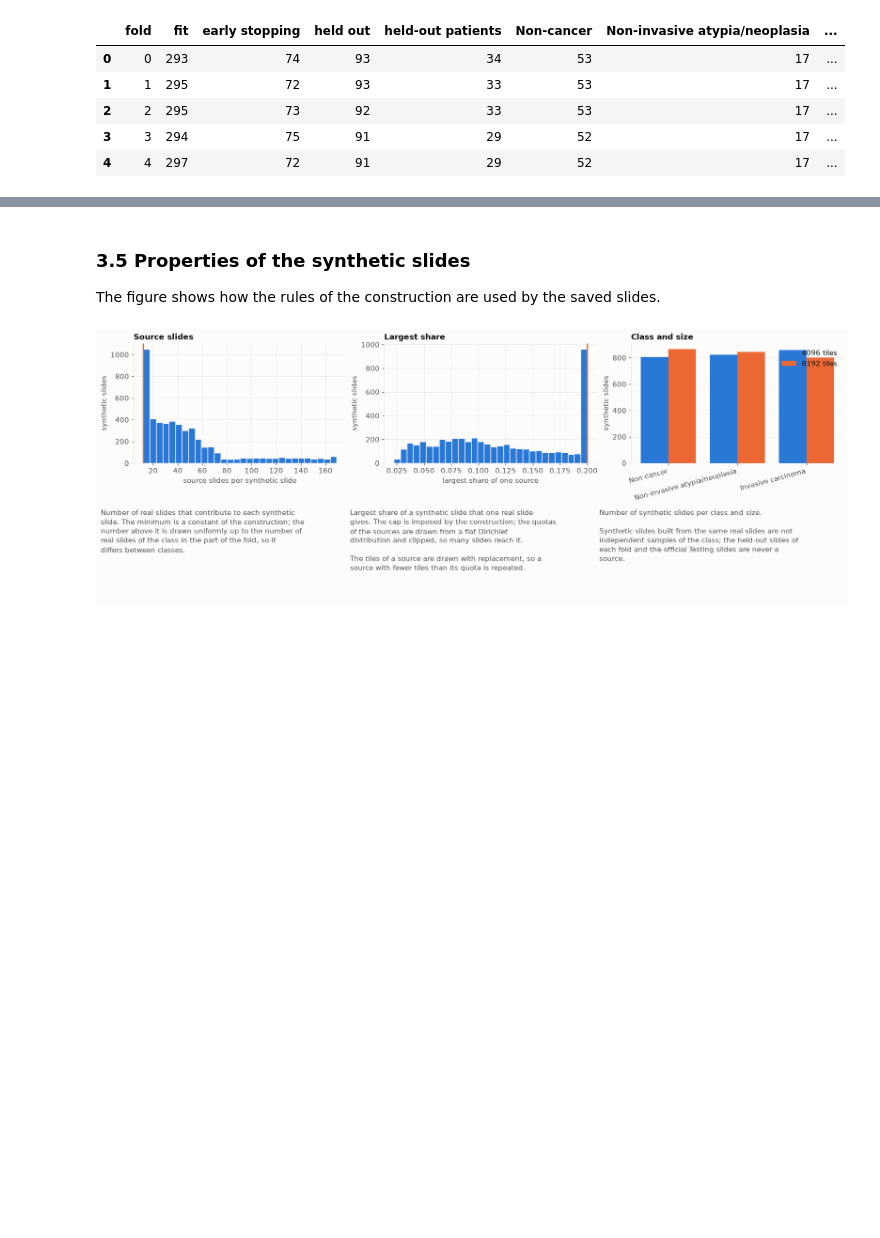
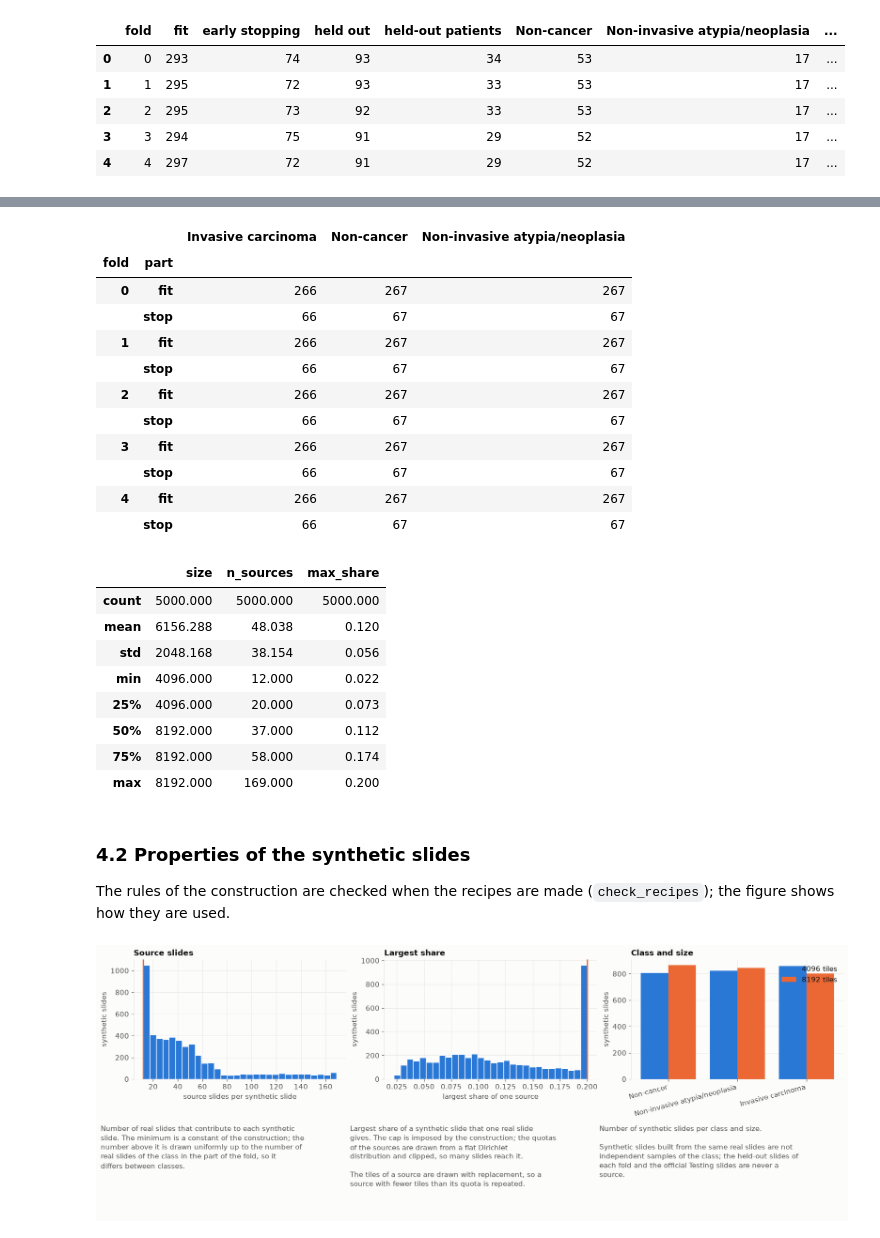
Before and after one commit to guisazevedo/phd_streamembed, a Jupyter notebook: 01_3_wsi_to_mod_vectors.ipynb, the cells around one changed output, grey strips where cells are left out. Drawn from its saved outputs; the diff is of its cells as text; code cells hidden in the pictures; blank space fills up the shorter version.

```diff
--- a/02_3_mod_vector_to_classifier_finetunning.ipynb
+++ b/01_3_wsi_to_mod_vectors.ipynb
@@ -225,7 +164,37 @@ synthetic[['size', 'n_sources', 'max_share']].describe().round(3)
+# %%
+# STEP 1: Recipes of every fold (made now, or read from OUT_DIR/recipes); the tensors are not built yet
+folds = make_synthetic_folds(data3, real_folds, N_TOTAL, SIZES, K_SLIDES, TOP_PERCENTAGE, EARLY_STOP_FRACTION, seed=SEED, cache_dir=OUT_DIR / 'recipes')
+
+# STEP 2: Synthetic slides per fold, part and class, and their sources
+synthetic = recipe_table(folds)
+display(synthetic.groupby(['fold', 'part', 'label']).size().unstack().rename_axis(columns=None))
+synthetic[['size', 'n_sources', 'max_share']].describe().round(3)
+# %% [output]
+|  |  | Invasive carcinoma | Non-cancer | Non-invasive atypia/neoplasia |
+| fold | part |  |  |  |
+| 0 | fit | 266 | 267 | 267 |
+|  | stop | 66 | 67 | 67 |
+| 1 | fit | 266 | 267 | 267 |
+|  | stop | 66 | 67 | 67 |
+| 2 | fit | 266 | 267 | 267 |
+|  | stop | 66 | 67 | 67 |
+| 3 | fit | 266 | 267 | 267 |
+|  | stop | 66 | 67 | 67 |
+| 4 | fit | 266 | 267 | 267 |
+|  | stop | 66 | 67 | 67 |
+|  | size | n_sources | max_share |
+| count | 5000.000 | 5000.000 | 5000.000 |
+| mean | 6156.288 | 48.038 | 0.120 |
+| std | 2048.168 | 38.154 | 0.056 |
+| min | 4096.000 | 12.000 | 0.022 |
+| 25% | 4096.000 | 20.000 | 0.073 |
+| 50% | 8192.000 | 37.000 | 0.112 |
+| 75% | 8192.000 | 58.000 | 0.174 |
+| max | 8192.000 | 169.000 | 0.200 |
 # %% [markdown]
-### 3.5 Properties of the synthetic slides
+### 4.2 Properties of the synthetic slides
 
-The figure shows how the rules of the construction are used by the saved slides.
+The rules of the construction are checked when the recipes are made (`check_recipes`); the figure shows how they are used.
 # %%
 # STEP 1: Figure
 fig_synthetic = plot_synthetic_summary(synthetic, TOP_PERCENTAGE, K_SLIDES)
```
Also changed, not shown: parts of 45 cells of this notebook, 13 other files.
